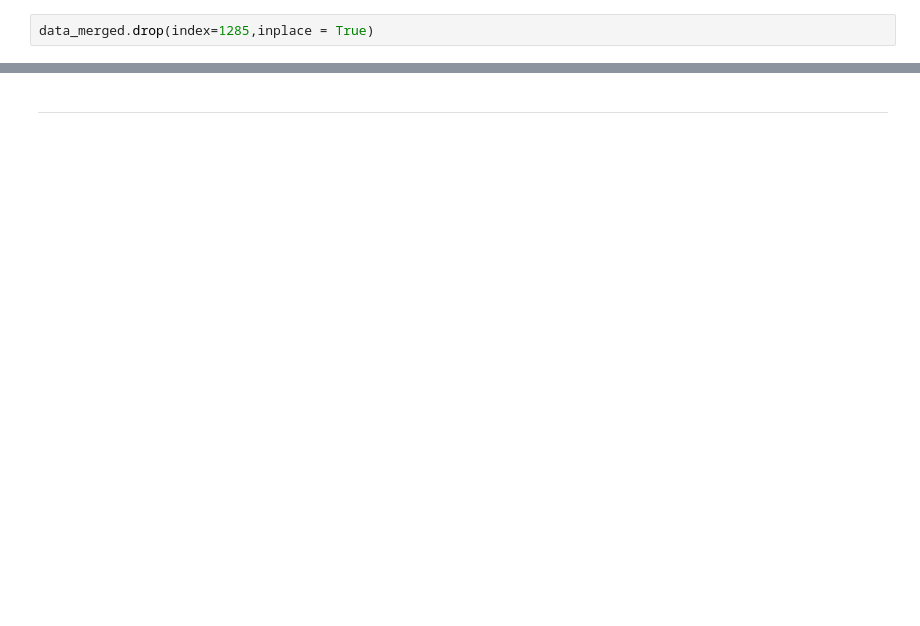
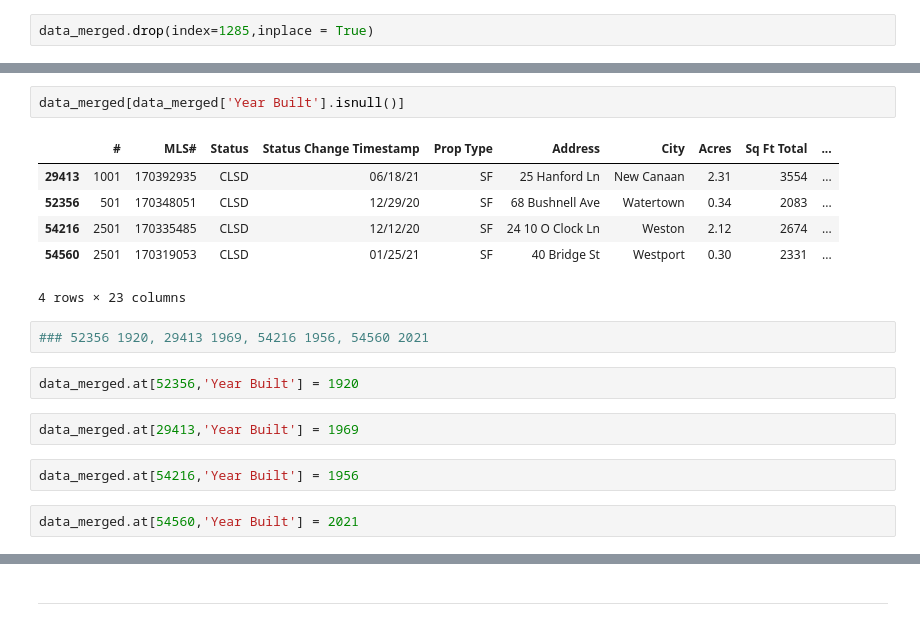
Before and after one commit to stevepereira91/Springboard-Coursework, a Jupyter notebook: Data Wrangling notebook.ipynb, the cells around one changed output, grey strips where cells are left out. Cells and saved outputs as stored; diff of their text form; blank space fills up the shorter version.

```diff
--- a/Data Wrangling notebook.ipynb
+++ b/Data Wrangling notebook.ipynb
@@ -1502,0 +1521,19 @@ data_merged[data_merged['Year Built'] <= 1650]
+# %%
+data_merged[data_merged['Year Built'].isnull()]
+# %% [output]
+|  | # | MLS# | Status | Status Change Timestamp | Prop Type | Address | City | Acres | Sq Ft Total | ... |
+| 29413 | 1001 | 170392935 | CLSD | 06/18/21 | SF | 25 Hanford Ln | New Canaan | 2.31 | 3554 | ... |
+| 52356 | 501 | 170348051 | CLSD | 12/29/20 | SF | 68 Bushnell Ave | Watertown | 0.34 | 2083 | ... |
+| 54216 | 2501 | 170335485 | CLSD | 12/12/20 | SF | 24 10 O Clock Ln | Weston | 2.12 | 2674 | ... |
+| 54560 | 2501 | 170319053 | CLSD | 01/25/21 | SF | 40 Bridge St | Westport | 0.30 | 2331 | ... |
+4 rows × 23 columns
+# %%
+### 52356 1920, 29413 1969, 54216 1956, 54560 2021
+# %%
+data_merged.at[52356,'Year Built'] = 1920
+# %%
+data_merged.at[29413,'Year Built'] = 1969
+# %%
+data_merged.at[54216,'Year Built'] = 1956
+# %%
+data_merged.at[54560,'Year Built'] = 2021
```
Also changed, not shown: parts of 64 cells of this notebook.
